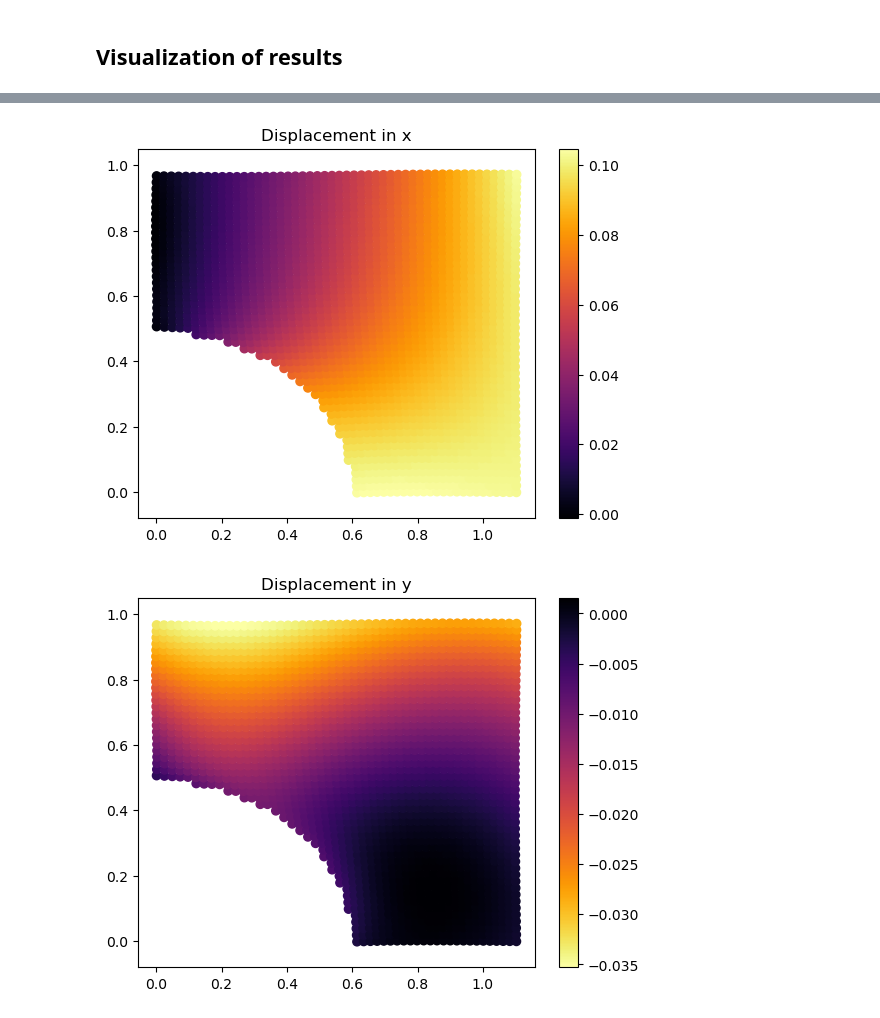
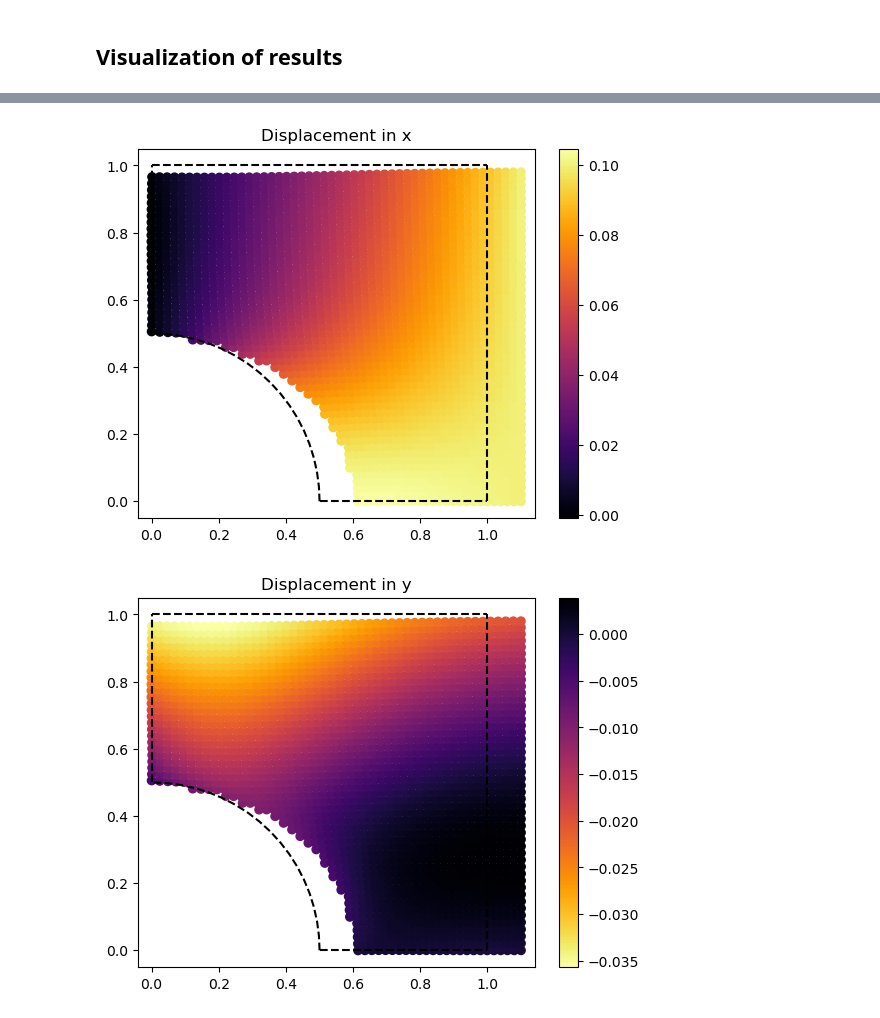
Before and after one commit to meyer-nils/numerical_examples, a Jupyter notebook: plate_hole_2d/tensorflow.ipynb, the cells around one changed output, grey strips where cells are left out. Saved outputs shown, nothing was run; the diff lists cells and outputs as text; code cells hidden in the pictures.

```diff
--- a/plate_hole_2d/tensorflow.ipynb
+++ b/plate_hole_2d/tensorflow.ipynb
@@ -113,14 +103,11 @@ def pde_residual(x, y):
 # %% [markdown]
 ## The loss function
 # %%
-W_PDE = 0.1
-W_NEUMANN = 0.1
+W_PDE = 0.01
+W_NEUMANN = 0.01
 
 def custom_loss(pos):
     def loss(true, prediction):
-        # # Loss compared to reference solution
-        # ref_error = tf.reduce_mean(tf.square(true-prediction))
-
         # pde
         res_x, res_y = pde_residual(pos[:, 0], pos[:, 1])
         pde_error = tf.reduce_mean(tf.square(res_x)) + tf.reduce_mean(tf.square(res_y))
@@ -179,8 +165,7 @@ plt.show()
 # Create a validation domain different from the training domain
 val_x, val_y = np.meshgrid(np.linspace(0, L, 50), np.linspace(0, L, 50))
 val_domain = np.vstack([val_x.astype(np.float32).ravel(), val_y.astype(np.float32).ravel()]).T
-mask = ((val_domain[:,0] ** 2 + val_domain[:,1] ** 2) > R**2)
-val_domain = val_domain[mask]
+val_domain = val_domain[(val_domain[:,0] ** 2 + val_domain[:,1] ** 2) > R**2]
 
 # Compute model predictions on the validation domain
 disp = model.predict(val_domain)
@@ -188,33 +173,22 @@ def_val_domain = val_domain + disp
 strain = epsilon(*val_domain.T)
 stress = sigma(strain)
 
-plt.scatter(*def_val_domain.T, c=stress[:, 0, 0], vmin=0)
-plt.axis("equal")
-plt.colorbar()
-plt.title("Stress xx")
-plt.show()
 
-plt.scatter(*def_val_domain.T, c=stress[:, 0, 1])
-plt.axis("equal")
-plt.colorbar()
-plt.title("Stress xy")
-plt.show()
+def make_plot(variable, title, cmap):
+    plt.plot(*top.T, "--k")
+    plt.plot(*bottom.T, "--k")
+    plt.plot(*left.T, "--k")
+    plt.plot(*right.T, "--k")
+    plt.plot(*hole.T, "--k")
+    plt.scatter(*def_val_domain.T, c=variable, cmap=cmap)
+    plt.axis("equal")
+    plt.colorbar()
+    plt.title(title)
+    plt.show()
 
-plt.scatter(*def_val_domain.T, c=stress[:, 1, 1])
-plt.axis("equal")
-plt.colorbar()
-plt.title("Stress yy")
-plt.show()
-
-plt.scatter(*def_val_domain.T, c=disp[:, 0], cmap="inferno")
-plt.axis("equal")
-plt.colorbar()
-plt.title("Displacement in x")
-plt.show()
-
-plt.scatter(*def_val_domain.T, c=disp[:, 1], cmap="inferno_r")
-plt.axis("equal")
-plt.colorbar()
-plt.title("Displacement in y")
-plt.show()
+make_plot(stress[:, 0, 0], "Stress xx", "viridis")
+make_plot(stress[:, 0, 1], "Stress xy", "viridis")
+make_plot(stress[:, 1, 1], "Stress yy", "viridis")
+make_plot(disp[:, 0], "Displacement in x", "inferno")
+make_plot(disp[:, 1], "Displacement in y", "inferno_r")
 # %% [output]
@@ -225,2 +199,2 @@ plt.show()
-[figure, old version]
+[figure, new version]
-[figure, old version]
+[figure, new version]
```
Also changed, not shown: parts of 3 cells of this notebook.
